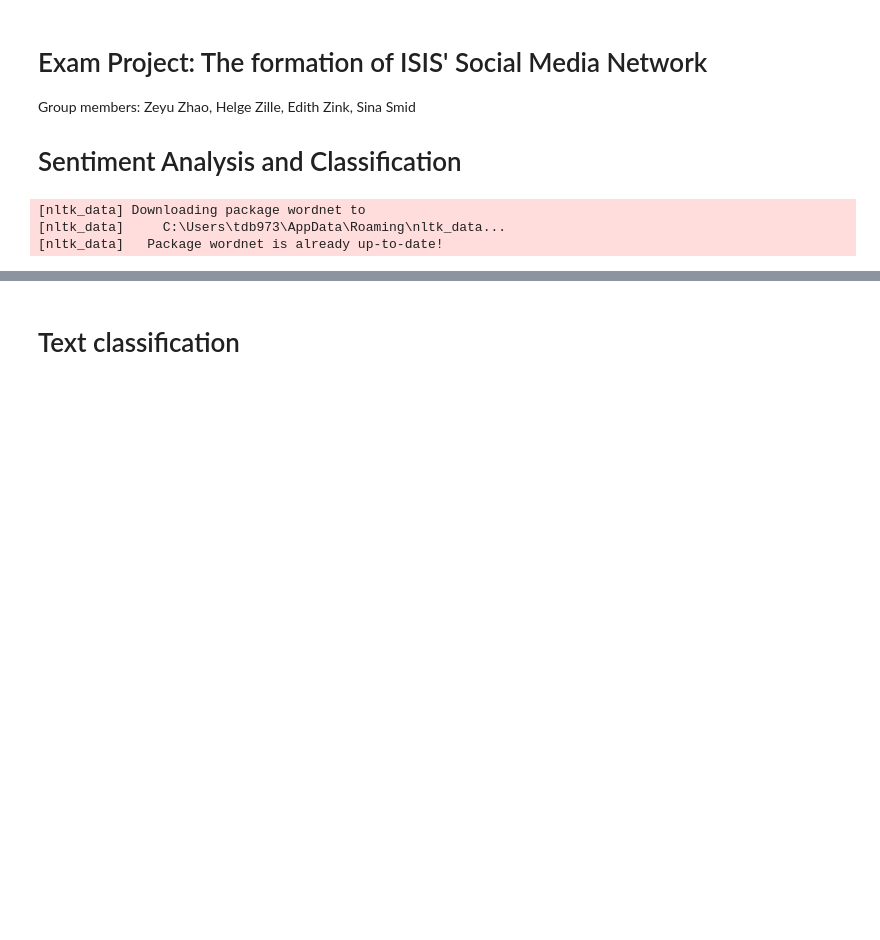
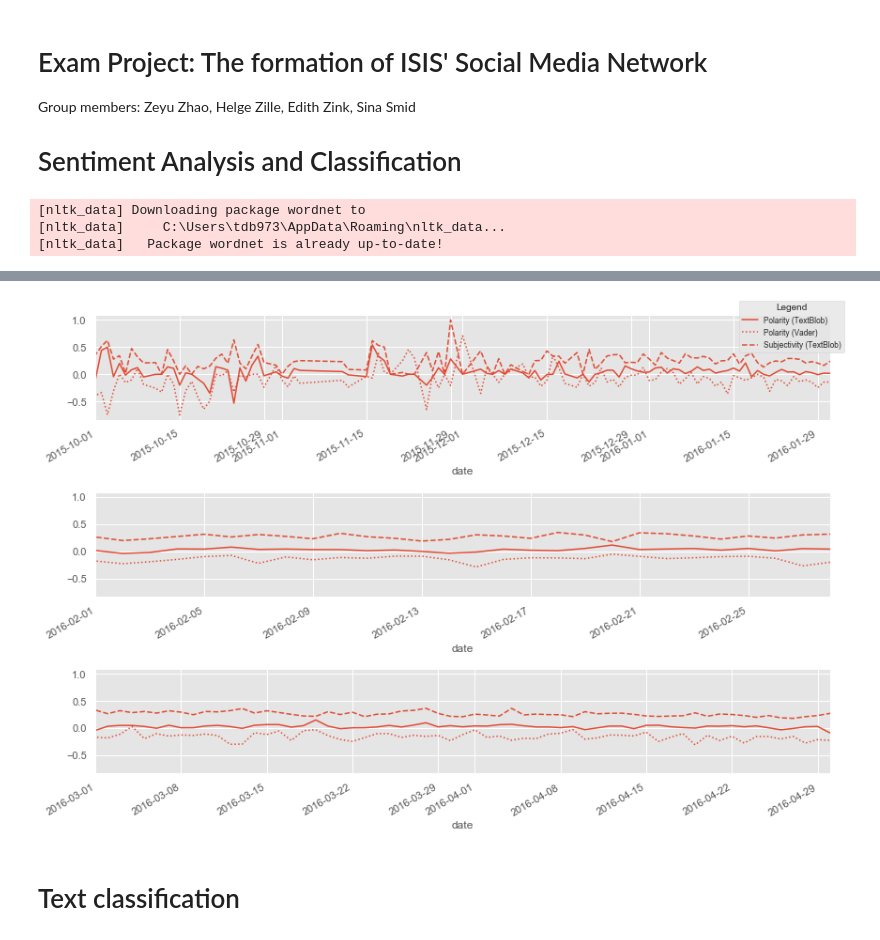
Before and after one commit to zeyuuu/Project, a Jupyter notebook: sentiment_classification_19052019-Copy1.ipynb, the cells around one changed output, grey strips where cells are left out. Saved outputs shown, nothing was run; the diff lists cells and outputs as text; code cells hidden in the pictures; blank space fills up the shorter version.

```diff
--- a/sentiment_classification_19052019-Copy1.ipynb
+++ b/sentiment_classification_19052019-Copy1.ipynb
@@ -57,5 +67,11 @@ def get_subjectivity(s):
 df['polarity'] = df['tweets_unedit'].apply(get_polarity)
 df['subjectivity'] = df['tweets_unedit'].apply(get_subjectivity)
 # %%
-sub = df[['polarity','subjectivity','date']].groupby(['date']).mean().reset_index()
+sub = df[['polarity','subjectivity', 'vader_polarity', 'date']].groupby(['date']).mean().reset_index()
 sub.set_index('date', inplace = True)
+
+fig = plot_periods(sub['polarity'],sub['vader_polarity'], sub['subjectivity'])
+fig.legend(labels=["Polarity (TextBlob)", "Polarity (Vader)", "Subjectivity (TextBlob)"], loc = "upper right", title="Legend",fontsize='small')
+plt.savefig('figures_exam_project/polarity_subjectivity_timestamp.png')
+# %% [output]
+[figure, added]
```
Also changed, not shown: parts of 3 cells of this notebook, 2 other files.
